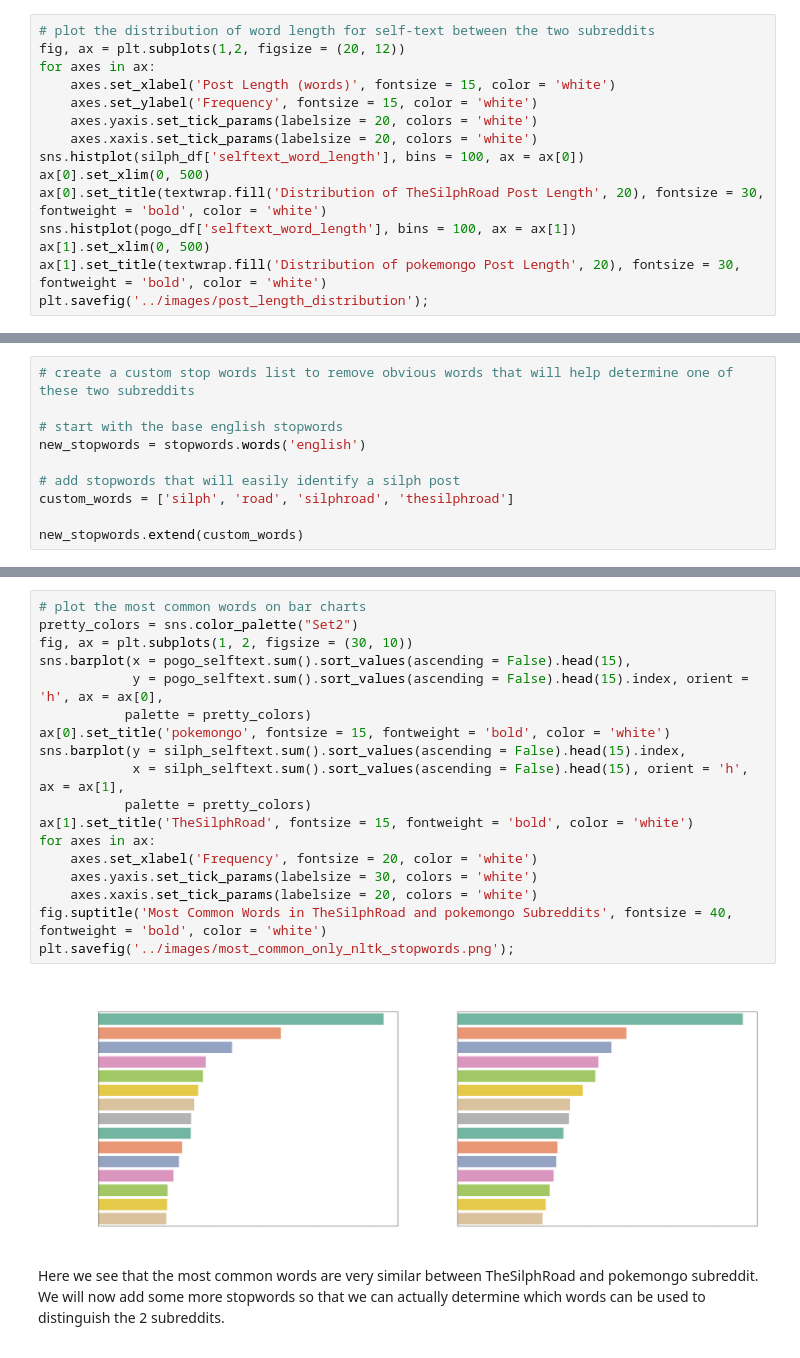
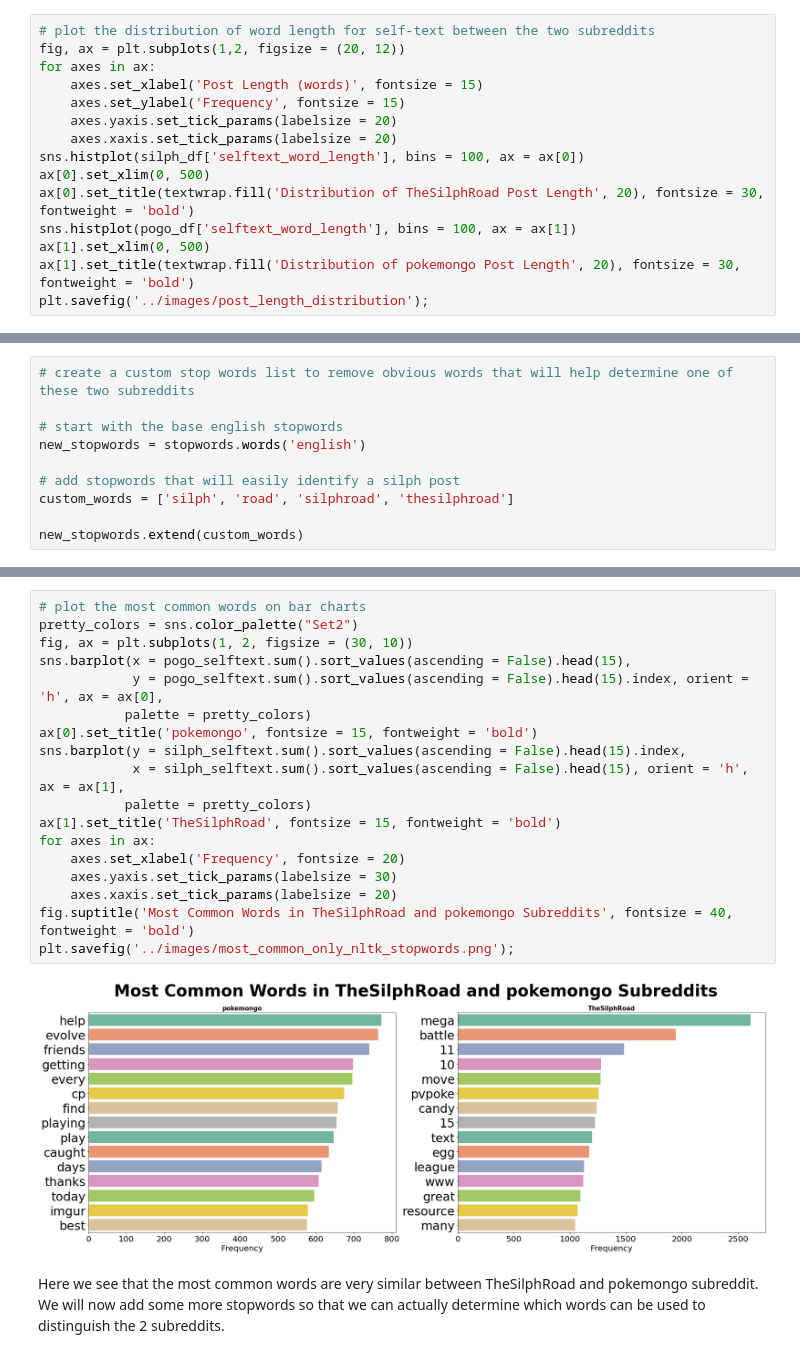
Before and after one commit to jesseptao/silph-v-pogo, a Jupyter notebook: code/02_Data_Cleaning_and_EDA.ipynb, the cells around one changed output, grey strips where cells are left out. Cells and saved outputs as stored; diff of their text form.

Commit message:
switch visualization text back to black to work with our README and update README

```diff
--- a/code/02_Data_Cleaning_and_EDA.ipynb
+++ b/code/02_Data_Cleaning_and_EDA.ipynb
@@ -120,15 +120,15 @@ pogo_df['title'] = pogo_df['title'].apply(remove_emoticons)
 # plot the distribution of word length for self-text between the two subreddits
 fig, ax = plt.subplots(1,2, figsize = (20, 12))
 for axes in ax:
-    axes.set_xlabel('Post Length (words)', fontsize = 15, color = 'white')
-    axes.set_ylabel('Frequency', fontsize = 15, color = 'white')
-    axes.yaxis.set_tick_params(labelsize = 20, colors = 'white')
-    axes.xaxis.set_tick_params(labelsize = 20, colors = 'white')
+    axes.set_xlabel('Post Length (words)', fontsize = 15)
+    axes.set_ylabel('Frequency', fontsize = 15)
+    axes.yaxis.set_tick_params(labelsize = 20)
+    axes.xaxis.set_tick_params(labelsize = 20)
 sns.histplot(silph_df['selftext_word_length'], bins = 100, ax = ax[0])
 ax[0].set_xlim(0, 500)
-ax[0].set_title(textwrap.fill('Distribution of TheSilphRoad Post Length', 20), fontsize = 30, fontweight = 'bold', color = 'white')
+ax[0].set_title(textwrap.fill('Distribution of TheSilphRoad Post Length', 20), fontsize = 30, fontweight = 'bold')
 sns.histplot(pogo_df['selftext_word_length'], bins = 100, ax = ax[1])
 ax[1].set_xlim(0, 500)
-ax[1].set_title(textwrap.fill('Distribution of pokemongo Post Length', 20), fontsize = 30, fontweight = 'bold', color = 'white')
+ax[1].set_title(textwrap.fill('Distribution of pokemongo Post Length', 20), fontsize = 30, fontweight = 'bold')
 plt.savefig('../images/post_length_distribution');
 # %% [output]
@@ -228,23 +228,23 @@ dtype: int64
 # %%
 # plot the most common words on bar charts
 pretty_colors = sns.color_palette("Set2")
 fig, ax = plt.subplots(1, 2, figsize = (30, 10))
 sns.barplot(x = pogo_selftext.sum().sort_values(ascending = False).head(15),
             y = pogo_selftext.sum().sort_values(ascending = False).head(15).index, orient = 'h', ax = ax[0],
            palette = pretty_colors)
-ax[0].set_title('pokemongo', fontsize = 15, fontweight = 'bold', color = 'white')
+ax[0].set_title('pokemongo', fontsize = 15, fontweight = 'bold')
 sns.barplot(y = silph_selftext.sum().sort_values(ascending = False).head(15).index,
             x = silph_selftext.sum().sort_values(ascending = False).head(15), orient = 'h', ax = ax[1],
            palette = pretty_colors)
-ax[1].set_title('TheSilphRoad', fontsize = 15, fontweight = 'bold', color = 'white')
+ax[1].set_title('TheSilphRoad', fontsize = 15, fontweight = 'bold')
 for axes in ax:
-    axes.set_xlabel('Frequency', fontsize = 20, color = 'white')
-    axes.yaxis.set_tick_params(labelsize = 30, colors = 'white')
-    axes.xaxis.set_tick_params(labelsize = 20, colors = 'white')
-fig.suptitle('Most Common Words in TheSilphRoad and pokemongo Subreddits', fontsize = 40, fontweight = 'bold', color = 'white')
+    axes.set_xlabel('Frequency', fontsize = 20)
+    axes.yaxis.set_tick_params(labelsize = 30)
+    axes.xaxis.set_tick_params(labelsize = 20)
+fig.suptitle('Most Common Words in TheSilphRoad and pokemongo Subreddits', fontsize = 40, fontweight = 'bold')
 plt.savefig('../images/most_common_only_nltk_stopwords.png');
 # %% [output]
-[figure, old version]
+[figure, new version]
 # %% [markdown]
 Here we see that the most common words are very similar between TheSilphRoad and pokemongo subreddit. We will now add some more stopwords so that we can actually determine which words can be used to distinguish the 2 subreddits.
 # %%
```
Also changed, not shown: parts of 2 cells of this notebook, 6 other files.
